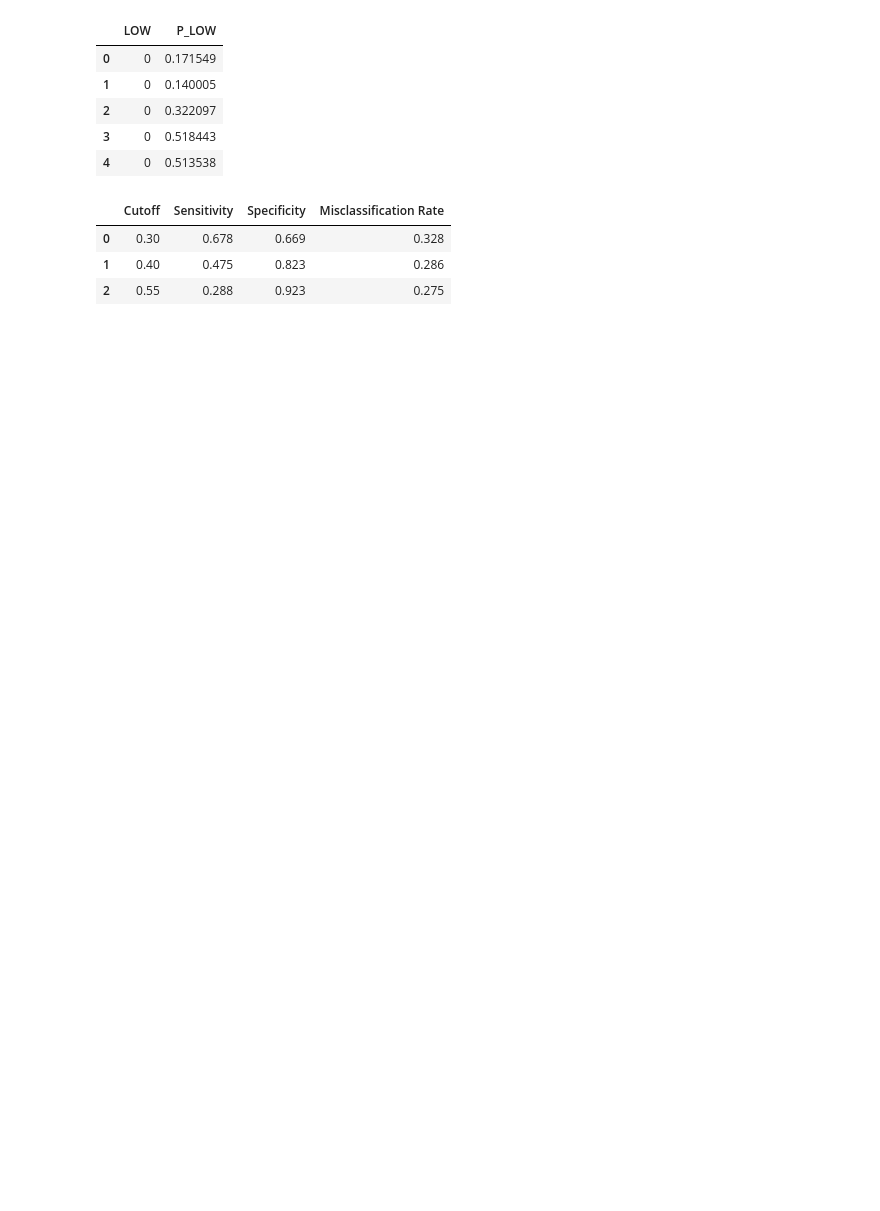
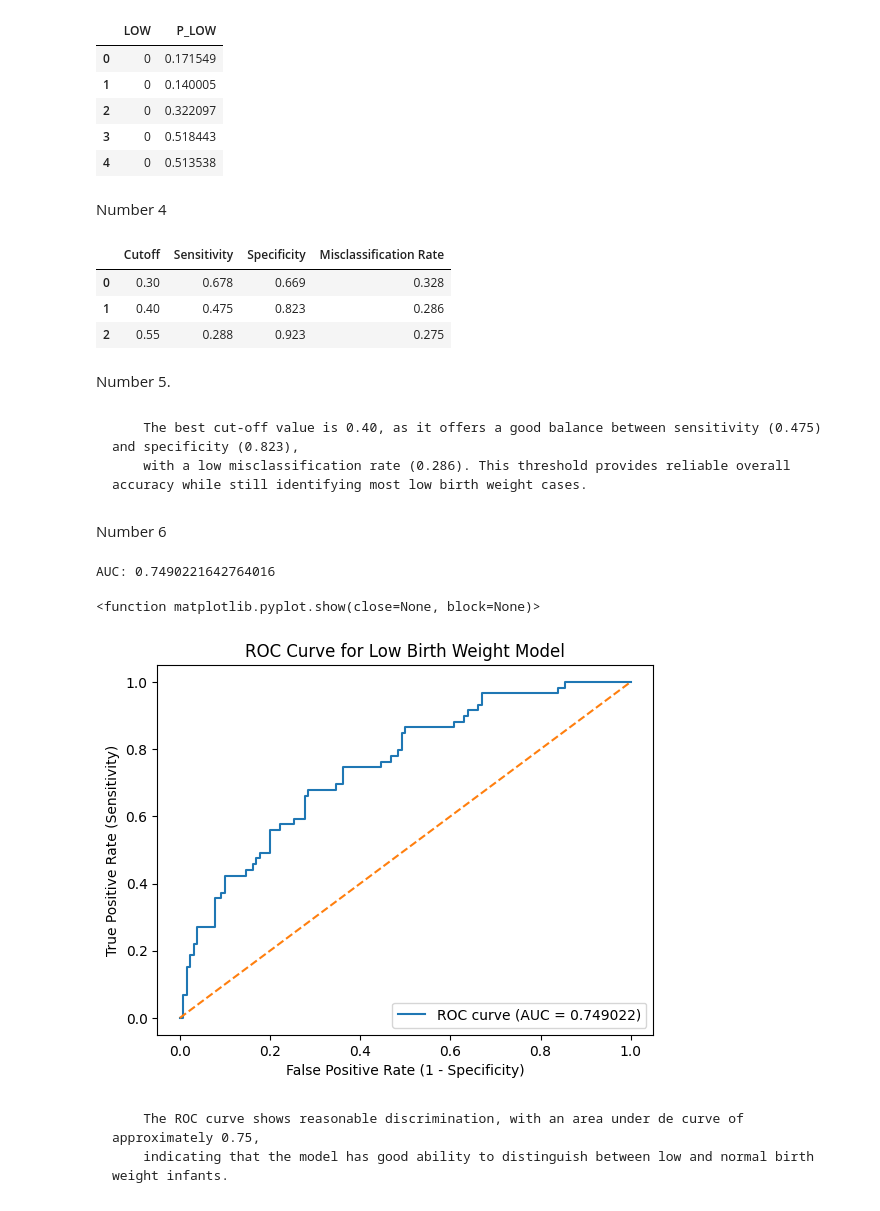
Before and after one commit to MateusVeloso16/CURSO_PYTHON, a Jupyter notebook: 1AssignmentMateusVeloso.ipynb, the cells around one changed output. Drawn from its saved outputs; the diff is of its cells as text; code cells hidden in the pictures; blank space fills up the shorter version.

Commit message:
Case Birth Low Weight final updates

```diff
--- a/1AssignmentMateusVeloso.ipynb
+++ b/1AssignmentMateusVeloso.ipynb
@@ -71,6 +126,8 @@ df[['LOW', 'P_LOW']].head()
 | 2 | 0 | 0.322097 |
 | 3 | 0 | 0.518443 |
 | 4 | 0 | 0.513538 |
+# %% [markdown]
+Number 4
 # %%
 def classification_table(y_true, y_prob, cutoff):
     y_pred = (y_prob >= cutoff).astype(int)
@@ -100,3 +157,31 @@ pd.DataFrame(results)
 | 0 | 0.30 | 0.678 | 0.669 | 0.328 |
 | 1 | 0.40 | 0.475 | 0.823 | 0.286 |
 | 2 | 0.55 | 0.288 | 0.923 | 0.275 |
+# %% [markdown]
+Number 5.
+# %% [markdown]
+        The best cut-off value is 0.40, as it offers a good balance between sensitivity (0.475) and specificity (0.823),
+        with a low misclassification rate (0.286). This threshold provides reliable overall accuracy while still identifying most low birth weight cases.
+# %% [markdown]
+
+Number 6
+# %%
+fpr, tpr, threshold = roc_curve(y_true, df['P_LOW'])
+auc = roc_auc_score(y_true, df['P_LOW'])
+print('AUC:', auc)
+
+plt.figure()
+plt.plot(fpr, tpr, label=f'ROC curve (AUC = {auc:3f})')
+plt.plot([0, 1], [0, 1], '--')
+plt.xlabel('False Positive Rate (1 - Specificity)')
+plt.ylabel('True Positive Rate (Sensitivity)')
+plt.title('ROC Curve for Low Birth Weight Model')
+plt.legend(loc='lower right')
+plt.show
+# %% [output]
+AUC: 0.7490221642764016
+<function matplotlib.pyplot.show(close=None, block=None)>
+[figure, added]
+# %% [markdown]
+        The ROC curve shows reasonable discrimination, with an area under de curve of approximately 0.75,
+        indicating that the model has good ability to distinguish between low and normal birth weight infants.
```
Also changed, not shown: parts of 10 cells of this notebook.
